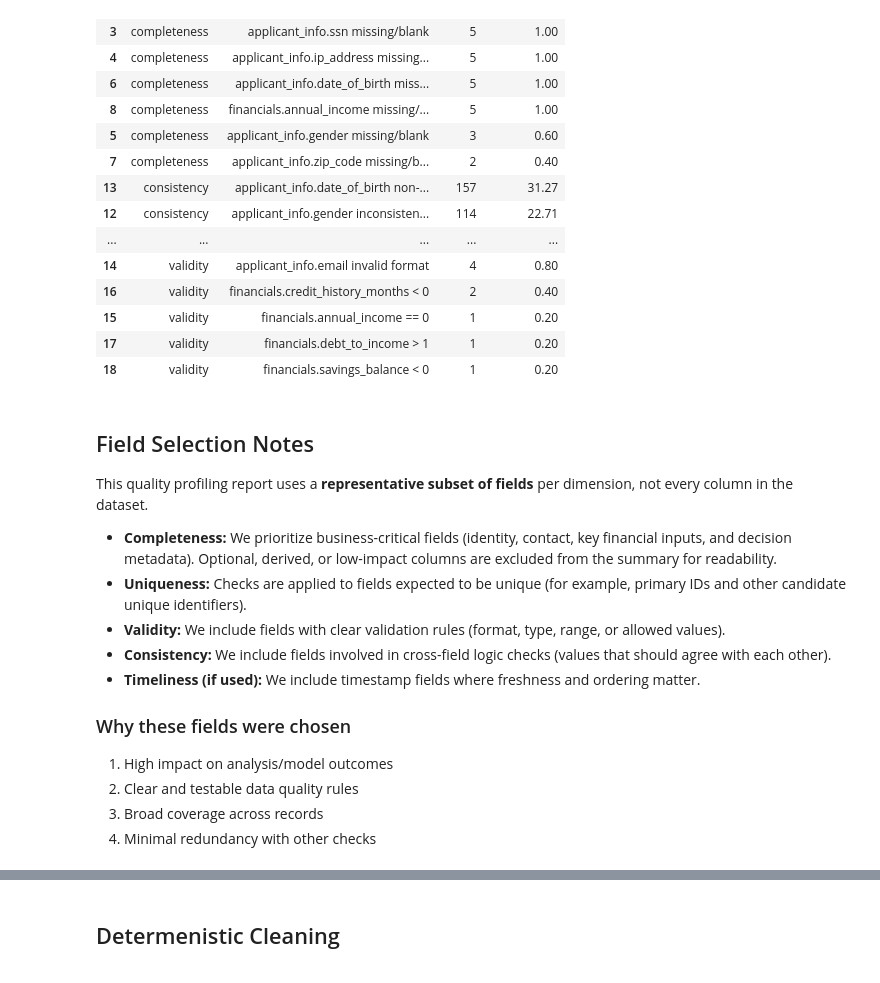
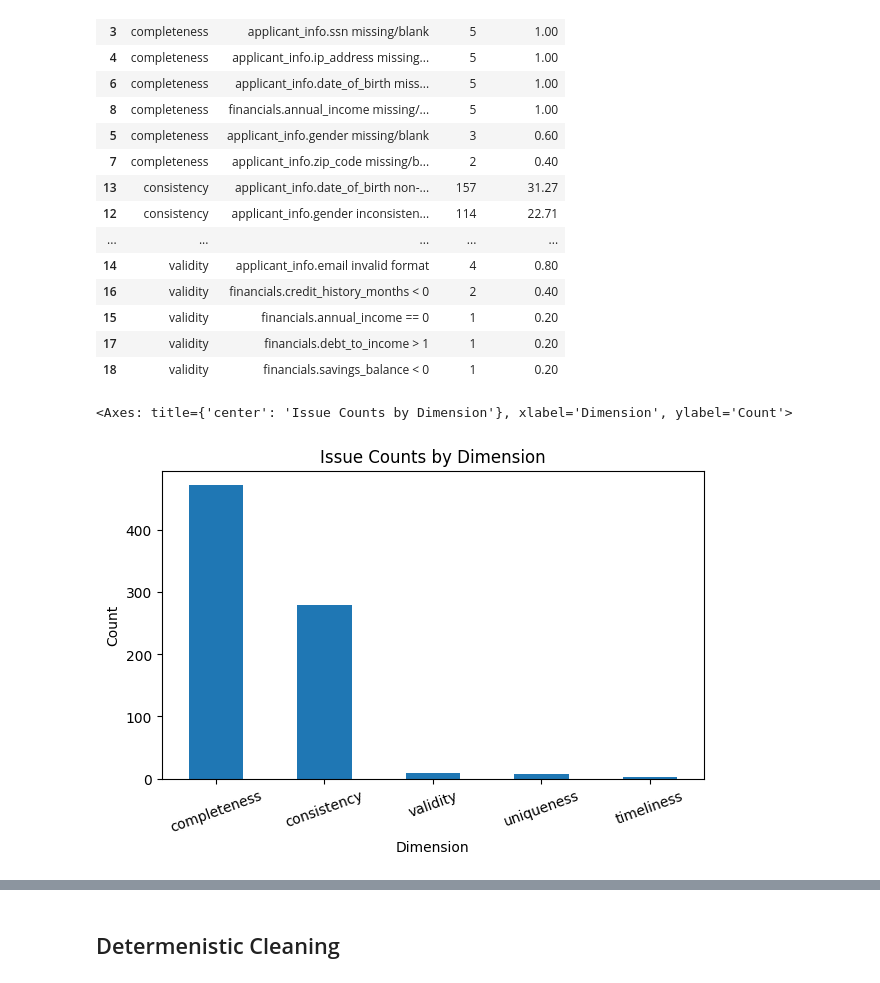
Before and after one commit to selin71414/dego-project-team9, a Jupyter notebook: notebooks/01-data-quality.ipynb, the cells around one changed output, grey strips where cells are left out. Saved outputs shown, nothing was run; the diff lists cells and outputs as text; code cells hidden in the pictures.

```diff
--- a/notebooks/01-data-quality.ipynb
+++ b/notebooks/01-data-quality.ipynb
@@ -151,19 +174,12 @@ report_df
 | 15 | validity | financials.annual_income == 0 | 1 | 0.20 |
 | 17 | validity | financials.debt_to_income > 1 | 1 | 0.20 |
 | 18 | validity | financials.savings_balance < 0 | 1 | 0.20 |
-# %% [markdown]
-## Field Selection Notes
-
-This quality profiling report uses a **representative subset of fields** per dimension, not every column in the dataset.
-
-- **Completeness:** We prioritize business-critical fields (identity, contact, key financial inputs, and decision metadata). Optional, derived, or low-impact columns are excluded from the summary for readability.
-- **Uniqueness:** Checks are applied to fields expected to be unique (for example, primary IDs and other candidate unique identifiers).
-- **Validity:** We include fields with clear validation rules (format, type, range, or allowed values).
-- **Consistency:** We include fields involved in cross-field logic checks (values that should agree with each other).
-- **Timeliness (if used):** We include timestamp fields where freshness and ordering matter.
-
-### Why these fields were chosen
-1. High impact on analysis/model outcomes
-2. Clear and testable data quality rules
-3. Broad coverage across records
-4. Minimal redundancy with other checks
+# %%
+
+import matplotlib.pyplot as plt
+report_df.groupby("issue_type")["count"].sum().sort_values(ascending=False).plot.bar(
+    figsize=(7,4), title="Issue Counts by Dimension", xlabel="Dimension", ylabel="Count", rot=20
+)
+# %% [output]
+<Axes: title={'center': 'Issue Counts by Dimension'}, xlabel='Dimension', ylabel='Count'>
+[figure, added]
```
Also changed, not shown: parts of 12 cells of this notebook, 1 other file.
